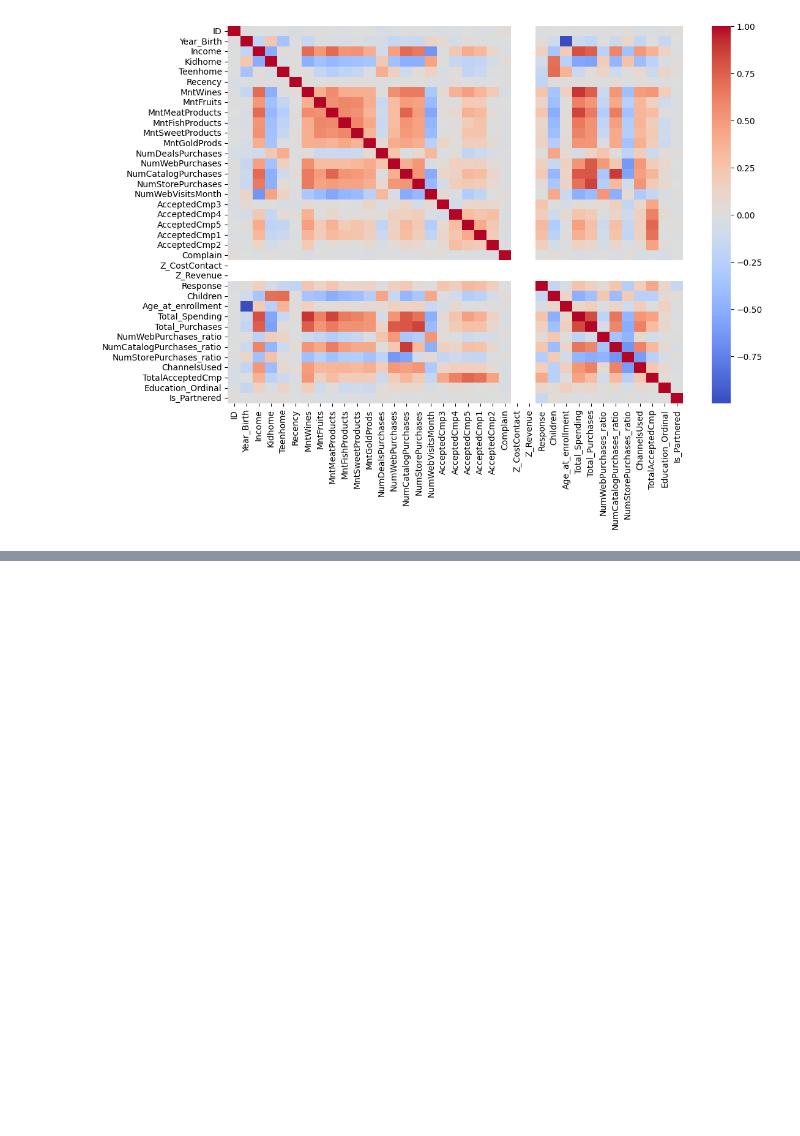
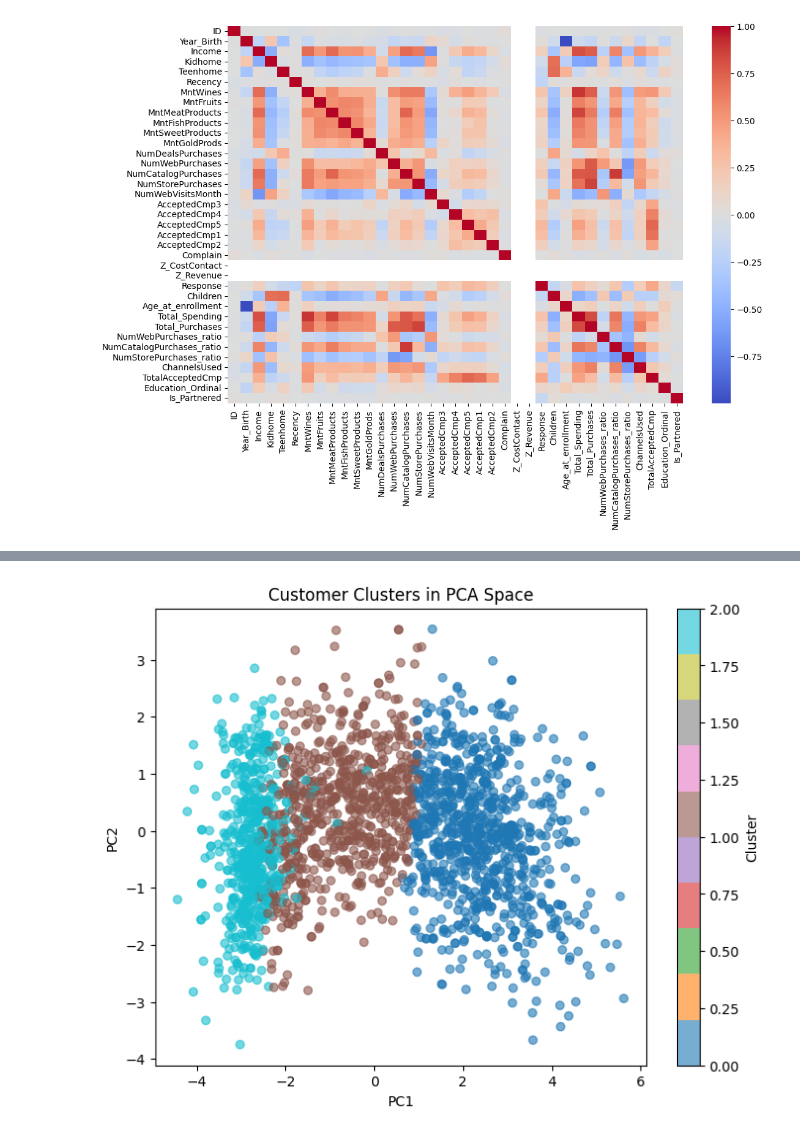
Before and after one commit to bouhlet0/Customer-Personality-Analysis, a Jupyter notebook: Customer_Personality_Analysis.ipynb, the cells around one changed output, grey strips where cells are left out. Cells and saved outputs as stored; diff of their text form; code cells hidden in the pictures; blank space fills up the shorter version.

```diff
--- a/Customer_Personality_Analysis.ipynb
+++ b/Customer_Personality_Analysis.ipynb
@@ -399,0 +559,10 @@ sns.heatmap(corr, cmap="coolwarm")
+# %%
+plt.figure(figsize=(8,6))
+scatter = plt.scatter(X_pca[:, 0], X_pca[:, 1], c=dataset["Cluster"], cmap="tab10", alpha=0.6)
+plt.colorbar(scatter, label="Cluster")
+plt.xlabel("PC1")
+plt.ylabel("PC2")
+plt.title("Customer Clusters in PCA Space")
+plt.show()
+# %% [output]
+[figure, added]
```
Also changed, not shown: parts of 21 cells of this notebook.
